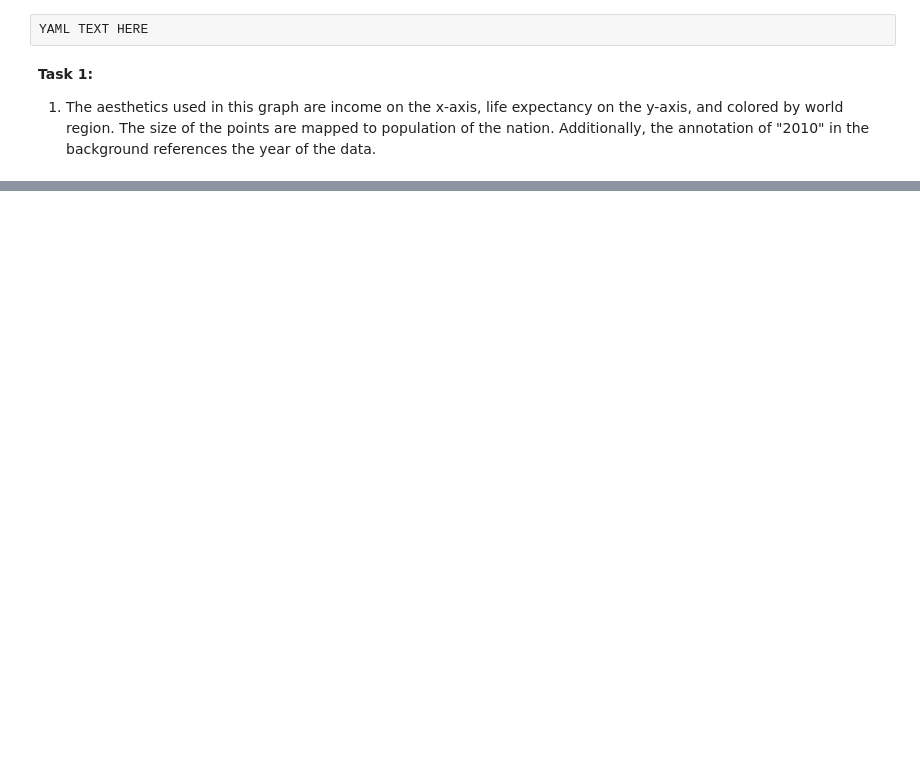
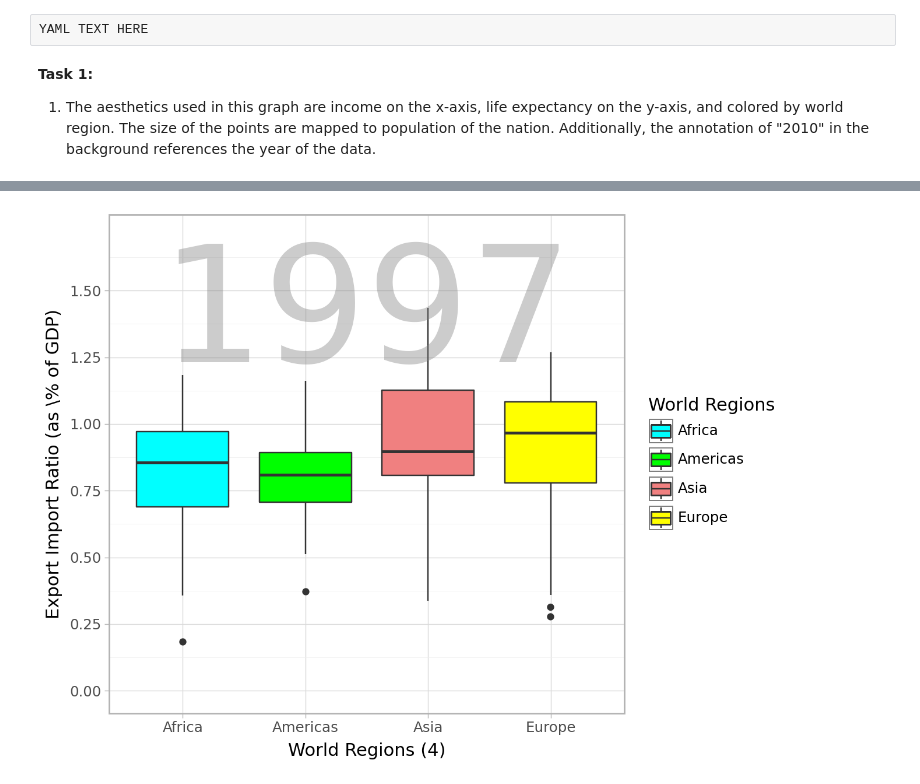
Before and after one commit to r-morag/Labs---GSB-544, a Jupyter notebook: lab_1.ipynb, the cells around one changed output, grey strips where cells are left out. Cells and saved outputs as stored; diff of their text form; code cells hidden in the pictures; blank space fills up the shorter version.

```diff
--- a/lab_1.ipynb
+++ b/lab_1.ipynb
@@ -37,0 +86,16 @@ from plotnine import geom_point, aes, ggplot, theme_light, scale_fill_manual, sc
+# %%
+q2["export/import"] = q2["exports"] / q2["imports"]
+# %%
+from plotnine import geom_boxplot, scale_x_discrete
+
+(ggplot(q2, aes(x="four_regions", y="export/import", fill="four_regions"))
++ geom_boxplot()
++ theme_light()
++ scale_fill_manual(values=["aqua", "lime", "lightcoral", "yellow"], labels=["Africa", "Americas", "Asia", "Europe"])
++ scale_x_discrete(labels=["Africa", "Americas", "Asia", "Europe"])
++ scale_y_continuous(limits=(0, 1.7), breaks=np.arange(0, 1.75, 0.25))
++ labs(x="World Regions (4)", y="Export Import Ratio (as \% of GDP)", fill="World Regions")
++ annotate("text", x=2.5, y=1.4, label="1997", size=100, color="grey", alpha=0.4)
+)
+# %% [output]
+[figure, added]
```
Also changed, not shown: parts of 10 cells of this notebook, 1 other file.
